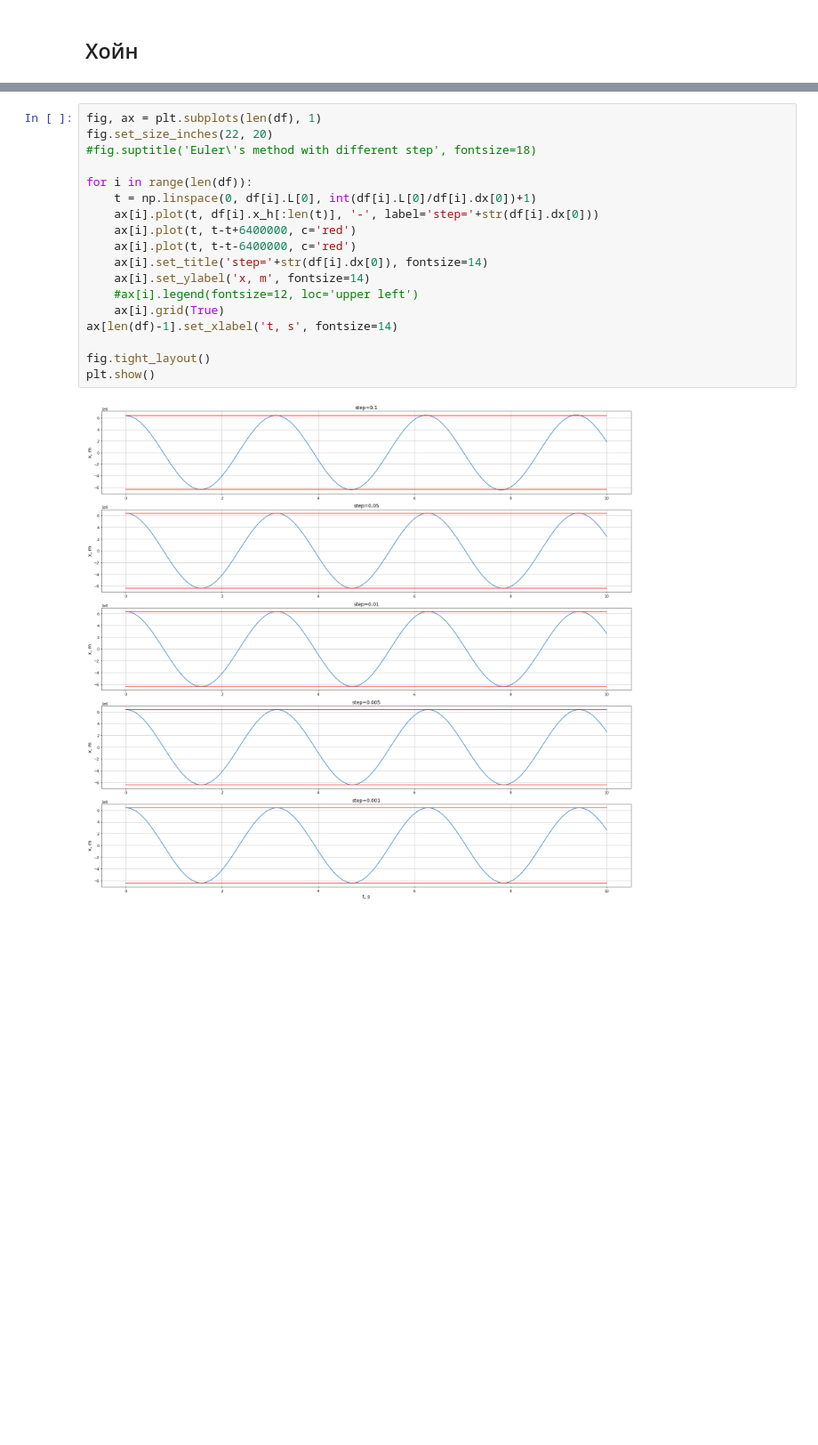
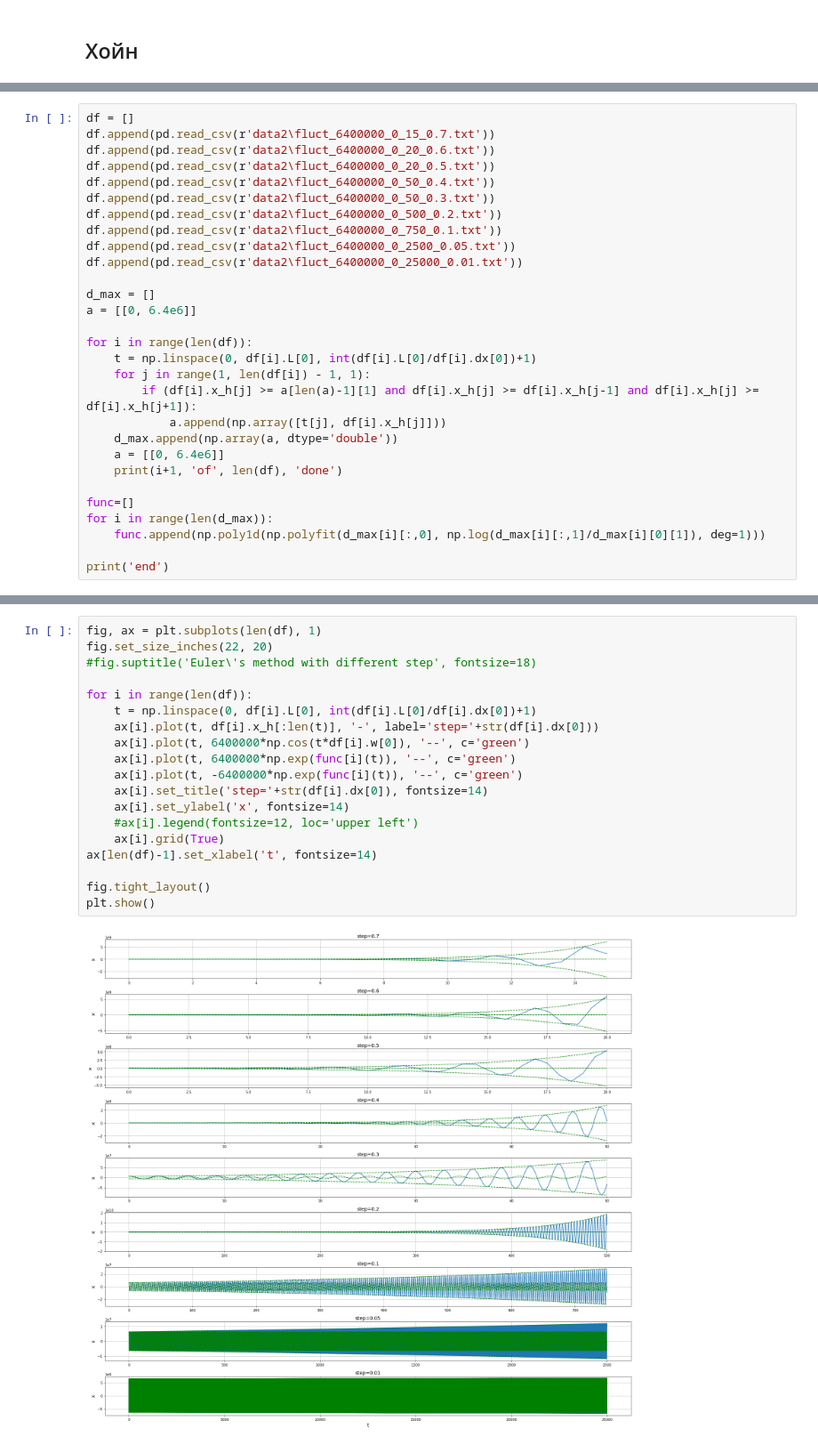
Before and after one commit to GintGld/modeling_MIPT, a Jupyter notebook: wk3/gr.ipynb, the cells around one changed output, grey strips where cells are left out. Shown at 89% size. Saved outputs shown, nothing was run; the diff lists cells and outputs as text; blank space fills up the shorter version.

```diff
--- a/wk3/gr.ipynb
+++ b/wk3/gr.ipynb
@@ -151,0 +234,29 @@ plt.show()
+# %%
+df = []
+df.append(pd.read_csv(r'data2\fluct_6400000_0_15_0.7.txt'))
+df.append(pd.read_csv(r'data2\fluct_6400000_0_20_0.6.txt'))
+df.append(pd.read_csv(r'data2\fluct_6400000_0_20_0.5.txt'))
+df.append(pd.read_csv(r'data2\fluct_6400000_0_50_0.4.txt'))
+df.append(pd.read_csv(r'data2\fluct_6400000_0_50_0.3.txt'))
+df.append(pd.read_csv(r'data2\fluct_6400000_0_500_0.2.txt'))
+df.append(pd.read_csv(r'data2\fluct_6400000_0_750_0.1.txt'))
+df.append(pd.read_csv(r'data2\fluct_6400000_0_2500_0.05.txt'))
+df.append(pd.read_csv(r'data2\fluct_6400000_0_25000_0.01.txt'))
+
+d_max = []
+a = [[0, 6.4e6]]
+
+for i in range(len(df)):
+    t = np.linspace(0, df[i].L[0], int(df[i].L[0]/df[i].dx[0])+1)
+    for j in range(1, len(df[i]) - 1, 1):
+        if (df[i].x_h[j] >= a[len(a)-1][1] and df[i].x_h[j] >= df[i].x_h[j-1] and df[i].x_h[j] >= df[i].x_h[j+1]):
+            a.append(np.array([t[j], df[i].x_h[j]]))
+    d_max.append(np.array(a, dtype='double'))
+    a = [[0, 6.4e6]]
+    print(i+1, 'of', len(df), 'done')
+
+func=[]
+for i in range(len(d_max)):
+    func.append(np.poly1d(np.polyfit(d_max[i][:,0], np.log(d_max[i][:,1]/d_max[i][0][1]), deg=1)))
+
+print('end')
@@ -152,20 +274,21 @@ plt.show()
 # %%
 fig, ax = plt.subplots(len(df), 1)
 fig.set_size_inches(22, 20)
 #fig.suptitle('Euler\'s method with different step', fontsize=18)
 
 for i in range(len(df)):
     t = np.linspace(0, df[i].L[0], int(df[i].L[0]/df[i].dx[0])+1)
     ax[i].plot(t, df[i].x_h[:len(t)], '-', label='step='+str(df[i].dx[0]))
-    ax[i].plot(t, t-t+6400000, c='red')
-    ax[i].plot(t, t-t-6400000, c='red')
+    ax[i].plot(t, 6400000*np.cos(t*df[i].w[0]), '--', c='green')
+    ax[i].plot(t, 6400000*np.exp(func[i](t)), '--', c='green')
+    ax[i].plot(t, -6400000*np.exp(func[i](t)), '--', c='green')
     ax[i].set_title('step='+str(df[i].dx[0]), fontsize=14)
-    ax[i].set_ylabel('x, m', fontsize=14)
+    ax[i].set_ylabel('x', fontsize=14)
     #ax[i].legend(fontsize=12, loc='upper left')
     ax[i].grid(True)
-ax[len(df)-1].set_xlabel('t, s', fontsize=14)
+ax[len(df)-1].set_xlabel('t', fontsize=14)
 
 fig.tight_layout()
 plt.show()
 # %% [output]
-[figure, old version]
+[figure, new version]
```
Also changed, not shown: parts of 16 cells of this notebook.
